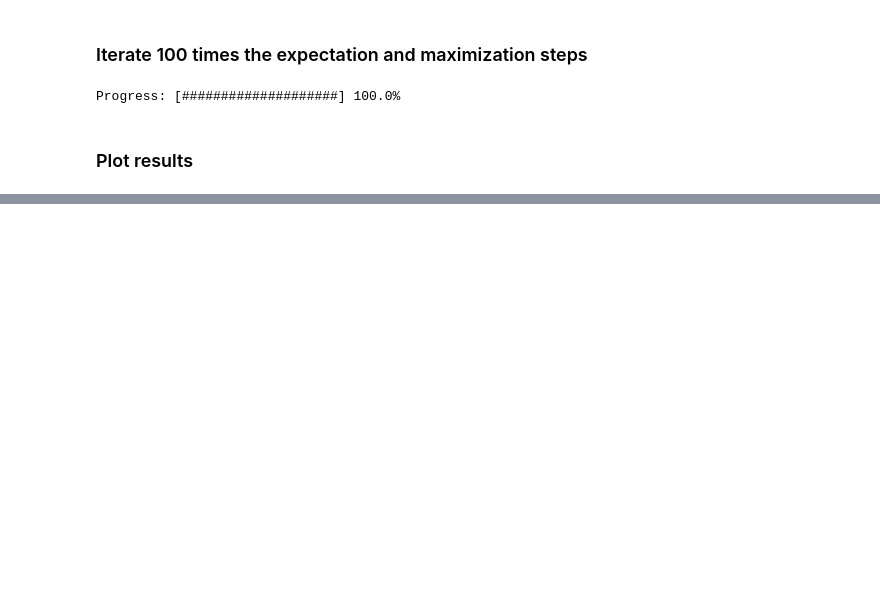
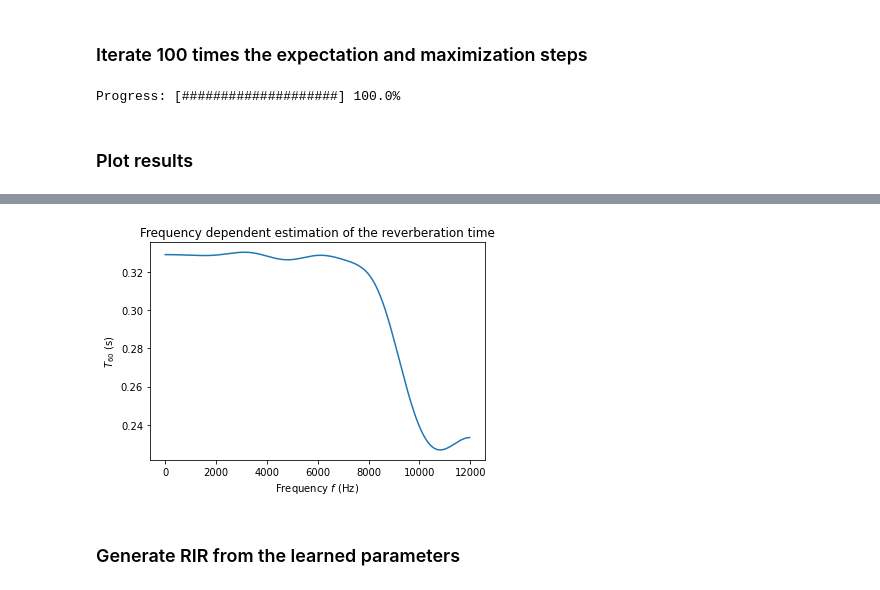
Before and after one commit to Aknin/P_matrix_model, a Jupyter notebook: example.ipynb, the cells around one changed output, grey strips where cells are left out. Drawn from its saved outputs; the diff is of its cells as text; code cells hidden in the pictures; blank space fills up the shorter version.

```diff
--- a/example.ipynb
+++ b/example.ipynb
@@ -191,0 +147,15 @@ plt.show()
+# %%
+# Estimated T60
+T60_est = np.abs(1/np.fft.fft(algo.p,N_FFT))
+T60_est = -3*np.log(10)/(np.log(np.exp(-algo.a)/np.abs(np.fft.fft(algo.p,N_FFT)[:int(N_FFT/2)]))*fs)
+
+# Show the true and estimated frequency dependent T60
+plt.plot(fs*np.arange(N_FFT/2)/N_FFT,T60_est)
+plt.xlabel("Frequency $f$ (Hz)")
+plt.ylabel("$T_{60}$ (s)")
+plt.title("Frequency dependent estimation of the reverberation time")
+plt.show()
+# %% [output]
+[figure, added]
+# %% [markdown]
+### Generate RIR from the learned parameters
```
Also changed, not shown: parts of 28 cells of this notebook, 2 other files.
